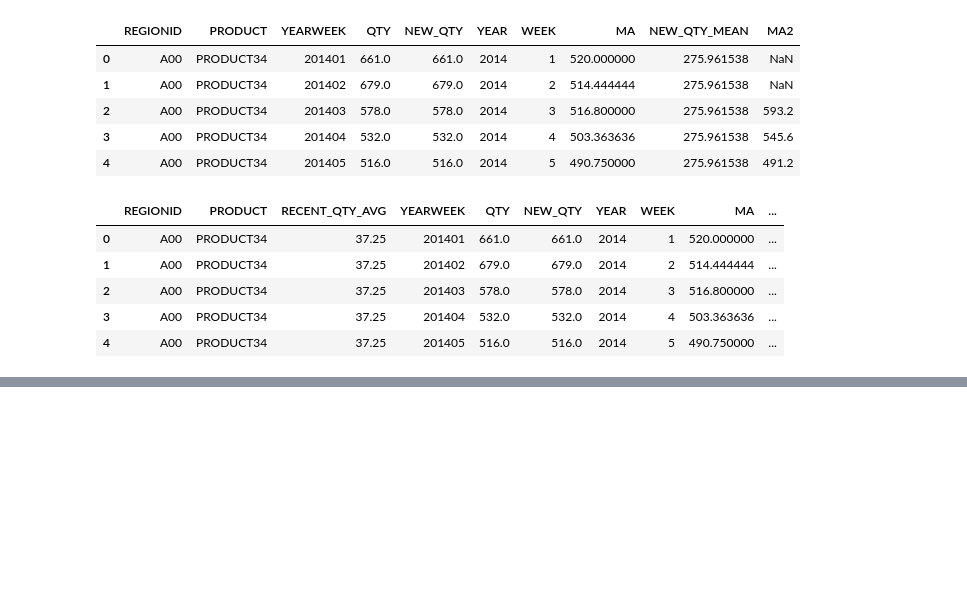
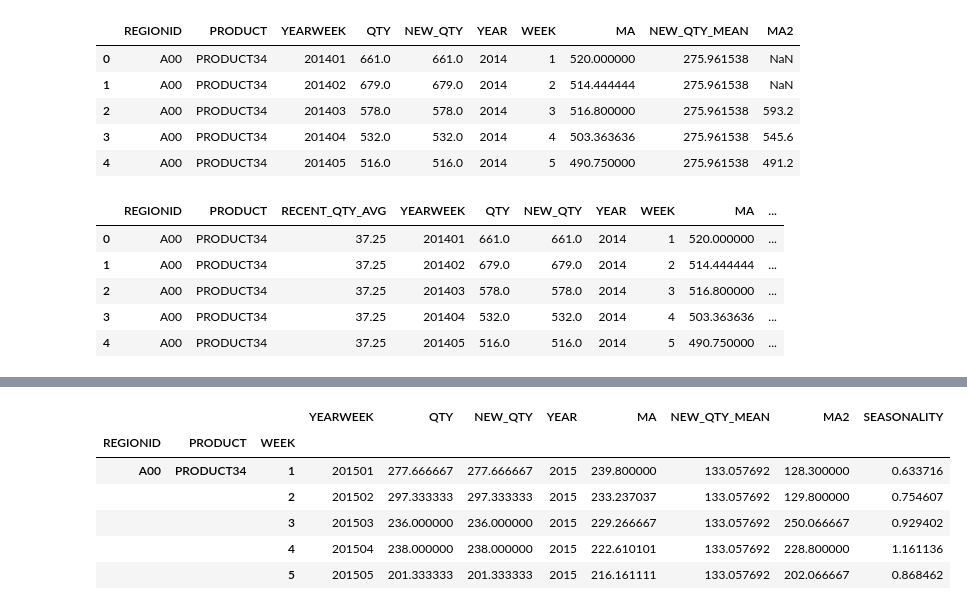
Before and after one commit to hyeongseobb/Python, a Jupyter notebook: Project_Seasonality2.ipynb, the cells around one changed output, grey strips where cells are left out. Saved outputs shown, nothing was run; the diff lists cells and outputs as text; code cells hidden in the pictures; blank space fills up the shorter version.

```diff
--- a/Project_Seasonality2.ipynb
+++ b/Project_Seasonality2.ipynb
@@ -325,0 +330,2 @@ mergeResult2.head()
+# %%
+a["SEASONALITY"] = a.NEW_QTY / a.MA2
@@ -325,0 +341,13 @@ mergeResult2.head()
+# %%
+groupKey = ["REGIONID", "PRODUCT", "WEEK"]
+# %%
+finalResult2 = a.groupby(groupKey).mean()
+finalResult2.head()
+# %% [output]
+|  |  |  | YEARWEEK | QTY | NEW_QTY | YEAR | MA | NEW_QTY_MEAN | MA2 | SEASONALITY |
+| REGIONID | PRODUCT | WEEK |  |  |  |  |  |  |  |  |
+| A00 | PRODUCT34 | 1 | 201501 | 277.666667 | 277.666667 | 2015 | 239.800000 | 133.057692 | 128.300000 | 0.633716 |
+|  |  | 2 | 201502 | 297.333333 | 297.333333 | 2015 | 233.237037 | 133.057692 | 129.800000 | 0.754607 |
+|  |  | 3 | 201503 | 236.000000 | 236.000000 | 2015 | 229.266667 | 133.057692 | 250.066667 | 0.929402 |
+|  |  | 4 | 201504 | 238.000000 | 238.000000 | 2015 | 222.610101 | 133.057692 | 228.800000 | 1.161136 |
+|  |  | 5 | 201505 | 201.333333 | 201.333333 | 2015 | 216.161111 | 133.057692 | 202.066667 | 0.868462 |
```
Also changed, not shown: parts of 7 cells of this notebook, 23 other files.
